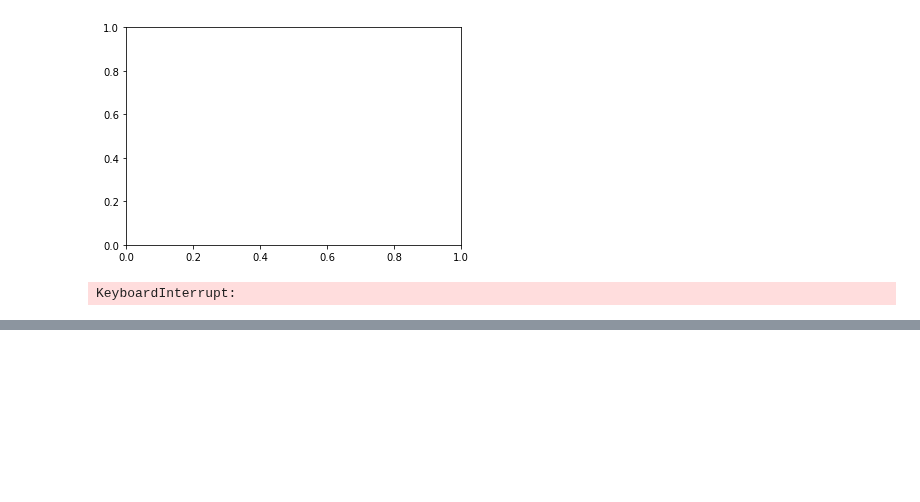
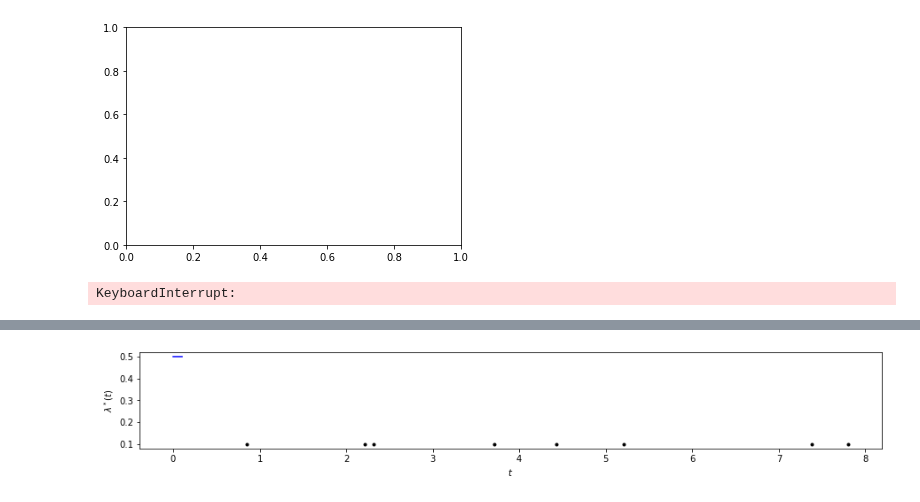
Before and after one commit to DrDoof14/Computer-AidedSimulationsLab, a Jupyter notebook: 16/lab16.ipynb, the cells around one changed output, grey strips where cells are left out. Drawn from its saved outputs; the diff is of its cells as text; code cells hidden in the pictures; blank space fills up the shorter version.

```diff
--- a/16/lab16.ipynb
+++ b/16/lab16.ipynb
@@ -306,0 +383,32 @@ plt.show()
+# %%
+# !pip install hawkeslib
+#from hawkeslib import UnivariateExpHawkesProcess
+import numpy as np
+import matplotlib.pyplot as plt
+
+
+mu, alpha, beta = .1, .2, .1
+#uv = UnivariateExpHawkesProcess()
+#uv.set_params(mu, alpha, beta)
+smp = np.asarray(event_times)
+
+# smp = np.asarray([0.011222841099724191,
+#  0.01968597092052369,
+#  0.02850985538279263,
+#  0.03351525957335989,
+#  0.10442196165471858])
+
+range_list = np.arange(0, .1, .001)
+# range_list = np.arange(0, 100, .1)
+
+lda_ar = [0.5 + np.sum(0.5 * 0.5 * np.exp(-0.5 * (x - smp[smp < x]))) \
+          for x in range_list]
+
+plt.figure(figsize=(15,2))
+# plt.yscale("log")
+plt.ylabel("$\lambda^*(t)$")
+plt.xlabel("$t$")
+plt.plot(smp, np.ones_like(smp) * .1, 'k.')
+_ = plt.plot(range_list, lda_ar, 'b-')
+# %% [output]
+[figure, added]
```
Also changed, not shown: parts of 14 cells of this notebook.
